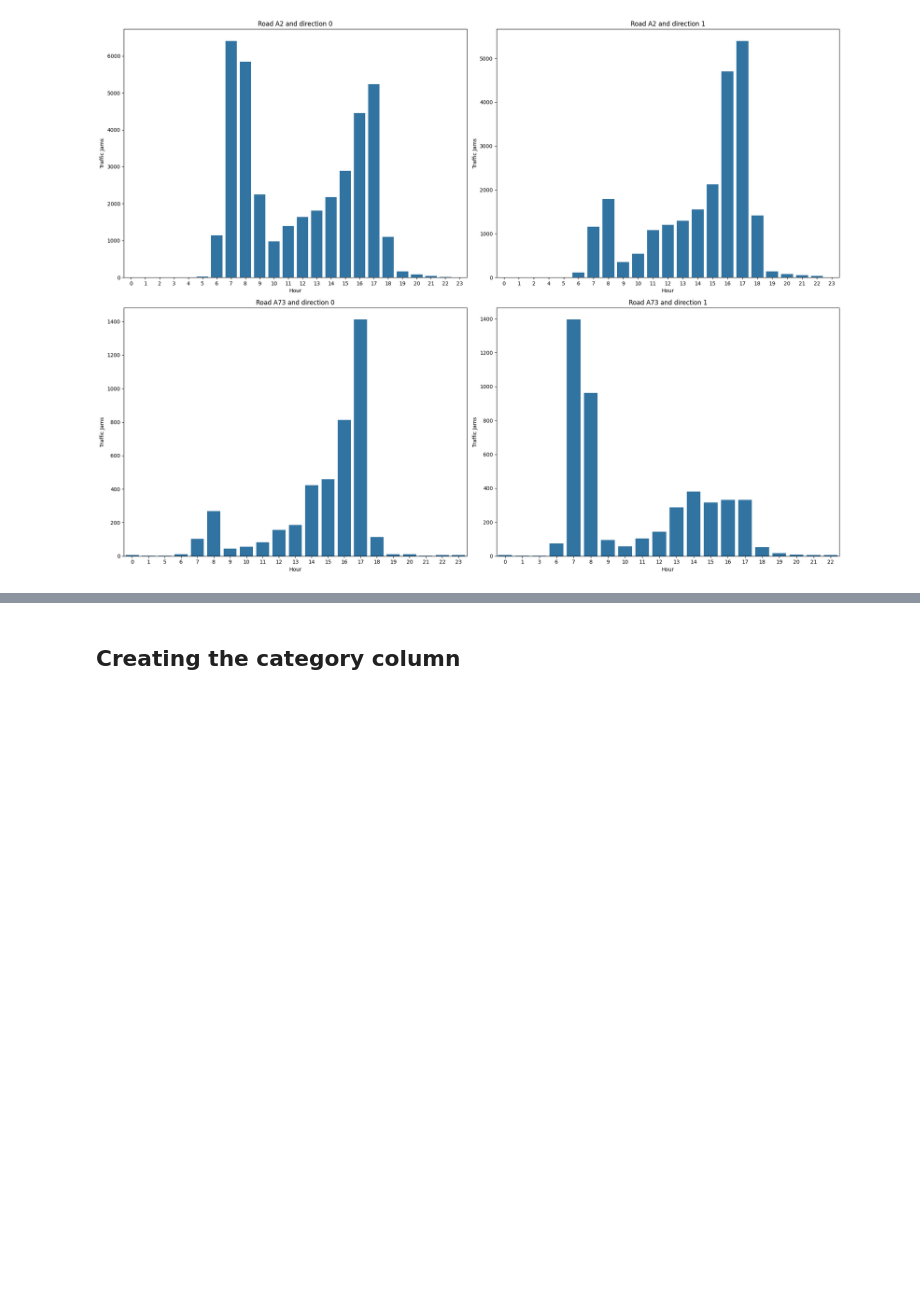
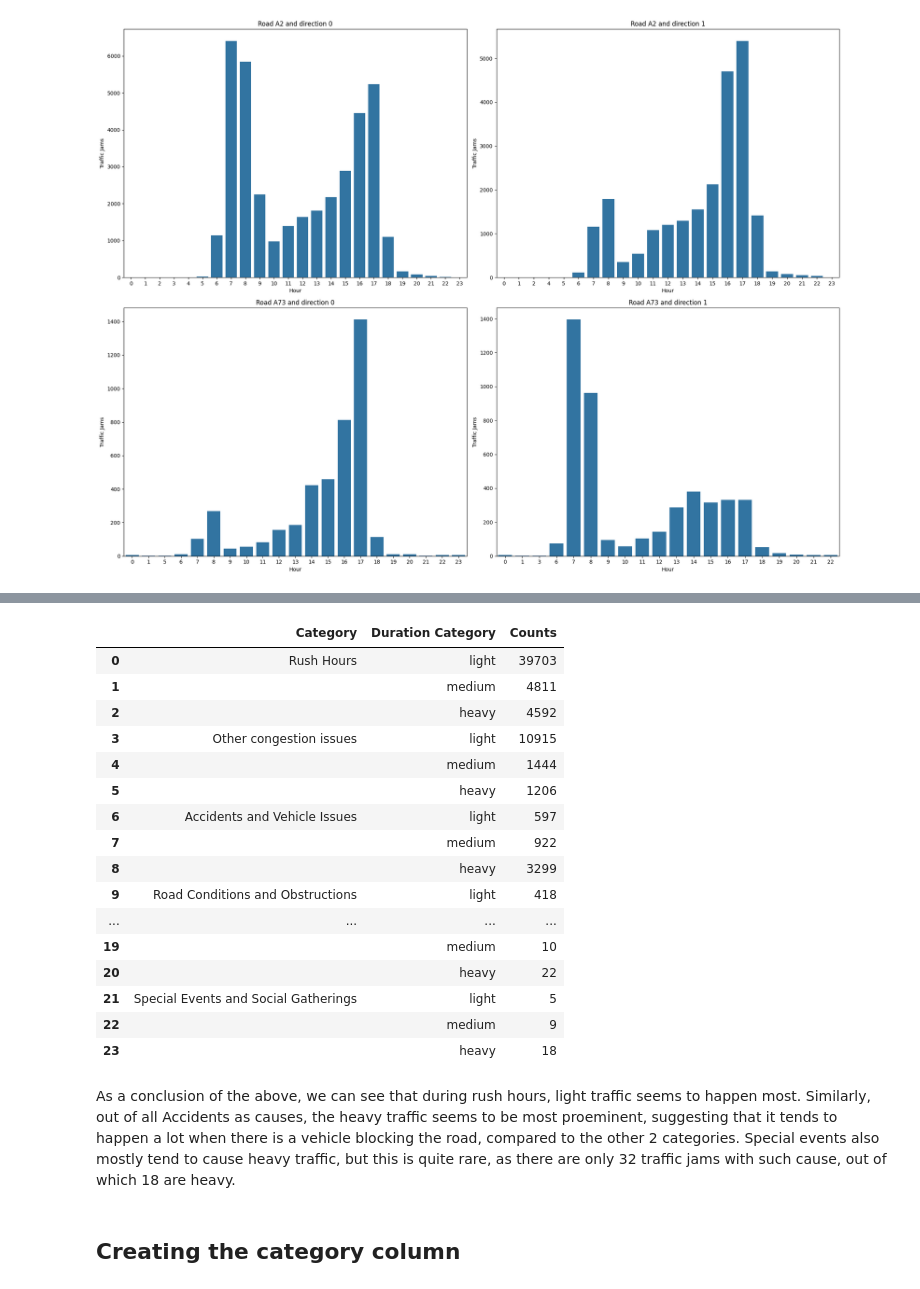
Before and after one commit to mhristev/TodayAI, a Jupyter notebook: traffic.ipynb, the cells around one changed output, grey strips where cells are left out. Drawn from its saved outputs; the diff is of its cells as text; code cells hidden in the pictures; blank space fills up the shorter version.

Commit message:
Adding back the Cause 1 analysis plus little explanation

```diff
--- a/traffic.ipynb
+++ b/traffic.ipynb
@@ -409,0 +488,10 @@ plt.show()
+# %%
+bins = [0, 15, 30, np.inf]
+labels = ['light', 'medium', 'heavy']
+category_mapping = {'none': 0, 'light': 1, 'medium': 2, 'heavy': 3}
+
+filtered_traffic['Duration Category'] = pd.cut(filtered_traffic['Duration'].fillna(0), bins=bins, labels=labels)
+filtered_traffic['encoded_type'] = filtered_traffic['Duration Category'].map(category_mapping)
+filtered_traffic['encoded_type'] = filtered_traffic['encoded_type'].astype(int)
+
+filtered_traffic["Duration Category"].value_counts()
@@ -410,3 +517,37 @@ plt.show()
+# %%
+category_order = filtered_traffic["Category"].value_counts().index
+
+# Calculate value counts
+value_counts = filtered_traffic.groupby(["Category", "Duration Category"]).size().reset_index(name="Counts")
+
+# Sort by category_order
+value_counts_sorted = value_counts.set_index("Category").loc[category_order].reset_index()
+
+# Remove Category name for subsequent rows with the same Category
+value_counts_sorted.loc[value_counts_sorted.duplicated(subset=["Category"]), "Category"] = ""
+
+# Display the sorted value counts
+value_counts_sorted
+# %% [output]
+|  | Category | Duration Category | Counts |
+| 0 | Rush Hours | light | 39703 |
+| 1 |  | medium | 4811 |
+| 2 |  | heavy | 4592 |
+| 3 | Other congestion issues | light | 10915 |
+| 4 |  | medium | 1444 |
+| 5 |  | heavy | 1206 |
+| 6 | Accidents and Vehicle Issues | light | 597 |
+| 7 |  | medium | 922 |
+| 8 |  | heavy | 3299 |
+| 9 | Road Conditions and Obstructions | light | 418 |
+| ... | ... | ... | ... |
+| 19 |  | medium | 10 |
+| 20 |  | heavy | 22 |
+| 21 | Special Events and Social Gatherings | light | 5 |
+| 22 |  | medium | 9 |
+| 23 |  | heavy | 18 |
+# %% [markdown]
+As a conclusion of the above, we can see that during rush hours, light traffic seems to happen most. Similarly, out of all Accidents as causes, the heavy traffic seems to be most proeminent, suggesting that it tends to happen a lot when there is a vehicle blocking the road, compared to the other 2 categories. Special events also mostly tend to cause heavy traffic, but this is quite rare, as there are only 32 traffic jams with such cause, out of which 18 are heavy.
 # %% [markdown]
 ## Creating the category column
 # %%
```
Also changed, not shown: parts of 18 cells of this notebook, 1 other file.
